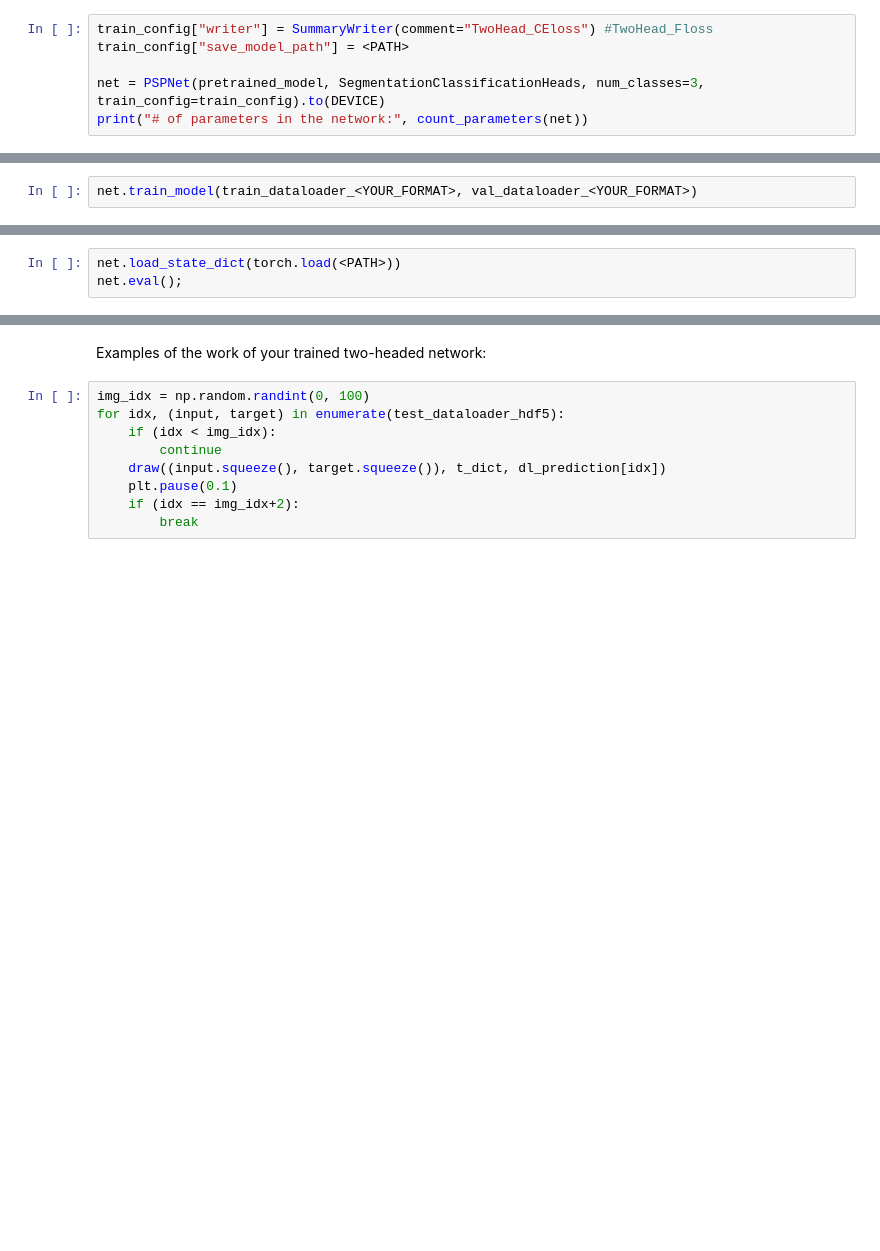
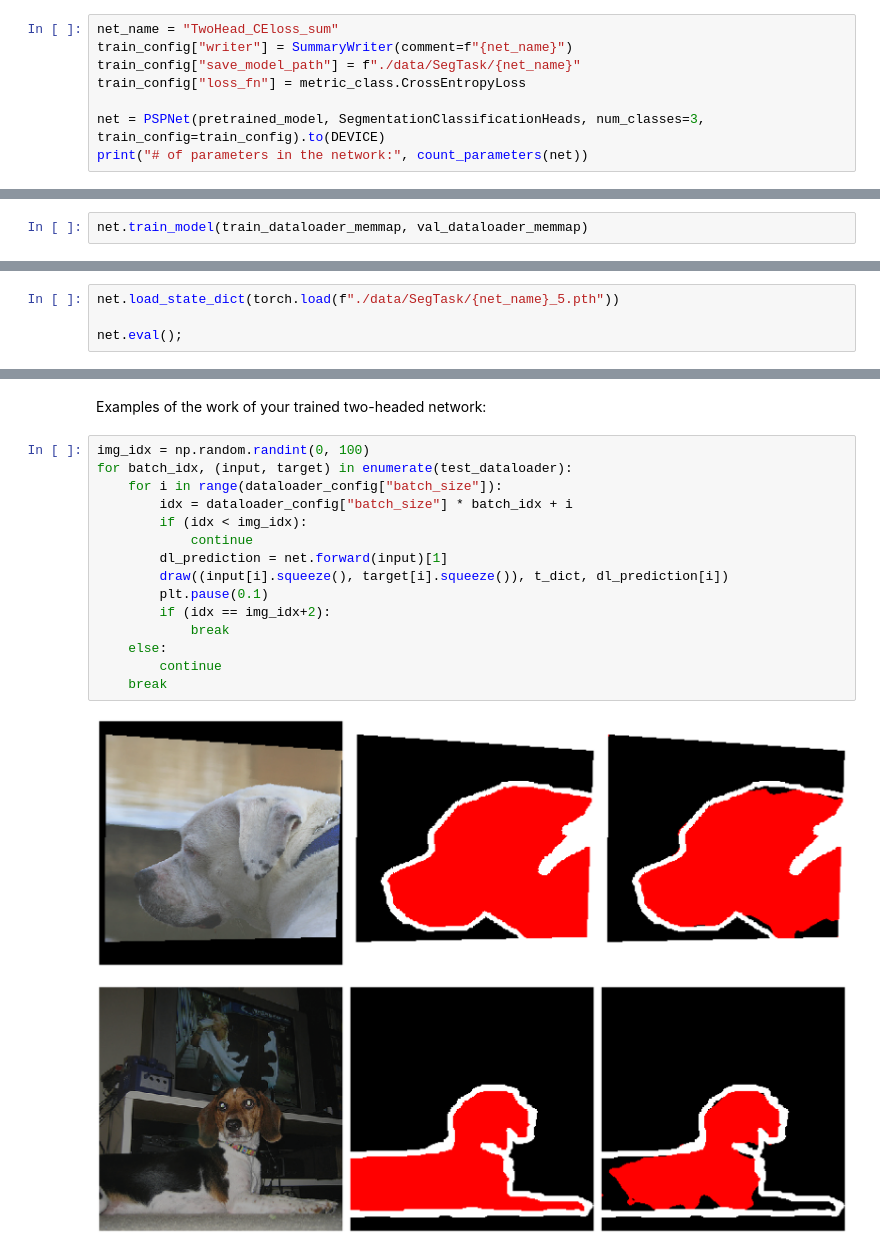
Before and after one commit to enotvtapke/deep-learning, a Jupyter notebook: Practice_3_segmentation.ipynb, the cells around one changed output, grey strips where cells are left out. Saved outputs shown, nothing was run; the diff lists cells and outputs as text; blank space fills up the shorter version.

```diff
--- a/Practice_3_segmentation.ipynb
+++ b/Practice_3_segmentation.ipynb
@@ -1031,8 +1186,10 @@ Train a two-headed network and get improved metrics relative to the best result
 
 You need to attach tensorboard logs to your solution.
 # %%
-train_config["writer"] = SummaryWriter(comment="TwoHead_CEloss") #TwoHead_Floss
-train_config["save_model_path"] = <PATH>
+net_name = "TwoHead_CEloss_sum"
+train_config["writer"] = SummaryWriter(comment=f"{net_name}")
+train_config["save_model_path"] = f"./data/SegTask/{net_name}"
+train_config["loss_fn"] = metric_class.CrossEntropyLoss
 
 net = PSPNet(pretrained_model, SegmentationClassificationHeads, num_classes=3, train_config=train_config).to(DEVICE)
 print("# of parameters in the network:", count_parameters(net))
@@ -1039,2 +1206,2 @@ print("# of parameters in the network:", count_parameters(net))
-# %%
-net.train_model(train_dataloader_<YOUR_FORMAT>, val_dataloader_<YOUR_FORMAT>)
+# %%
+net.train_model(train_dataloader_memmap, val_dataloader_memmap)
@@ -1041,7 +1226,8 @@ net.train_model(train_dataloader_<YOUR_FORMAT>, val_dataloader_<YOUR_FORMAT>)
 # %% [markdown]
 Testing the model:
 # %%
-net.load_state_dict(torch.load(<PATH>))
+net.load_state_dict(torch.load(f"./data/SegTask/{net_name}_5.pth"))
+
 net.eval();
 # %%
 dl_prediction, dl_target = net.test_model(test_dataloader)
@@ -1052,10 +1241,19 @@ print("Mean Recall metric: ", metric_class.RecallMetric(dl_prediction, dl_target
 Examples of the work of your trained two-headed network:
 # %%
 img_idx = np.random.randint(0, 100)
-for idx, (input, target) in enumerate(test_dataloader_hdf5):
-    if (idx < img_idx):
+for batch_idx, (input, target) in enumerate(test_dataloader):
+    for i in range(dataloader_config["batch_size"]):
+        idx = dataloader_config["batch_size"] * batch_idx + i
+        if (idx < img_idx):
+            continue
+        dl_prediction = net.forward(input)[1]
+        draw((input[i].squeeze(), target[i].squeeze()), t_dict, dl_prediction[i])
+        plt.pause(0.1)
+        if (idx == img_idx+2):
+            break
+    else:
         continue
-    draw((input.squeeze(), target.squeeze()), t_dict, dl_prediction[idx])
-    plt.pause(0.1)
-    if (idx == img_idx+2):
-        break
+    break
+# %% [output]
+[figure, added]
+[figure, added]
```
Also changed, not shown: parts of 55 cells of this notebook, 1 other file.
